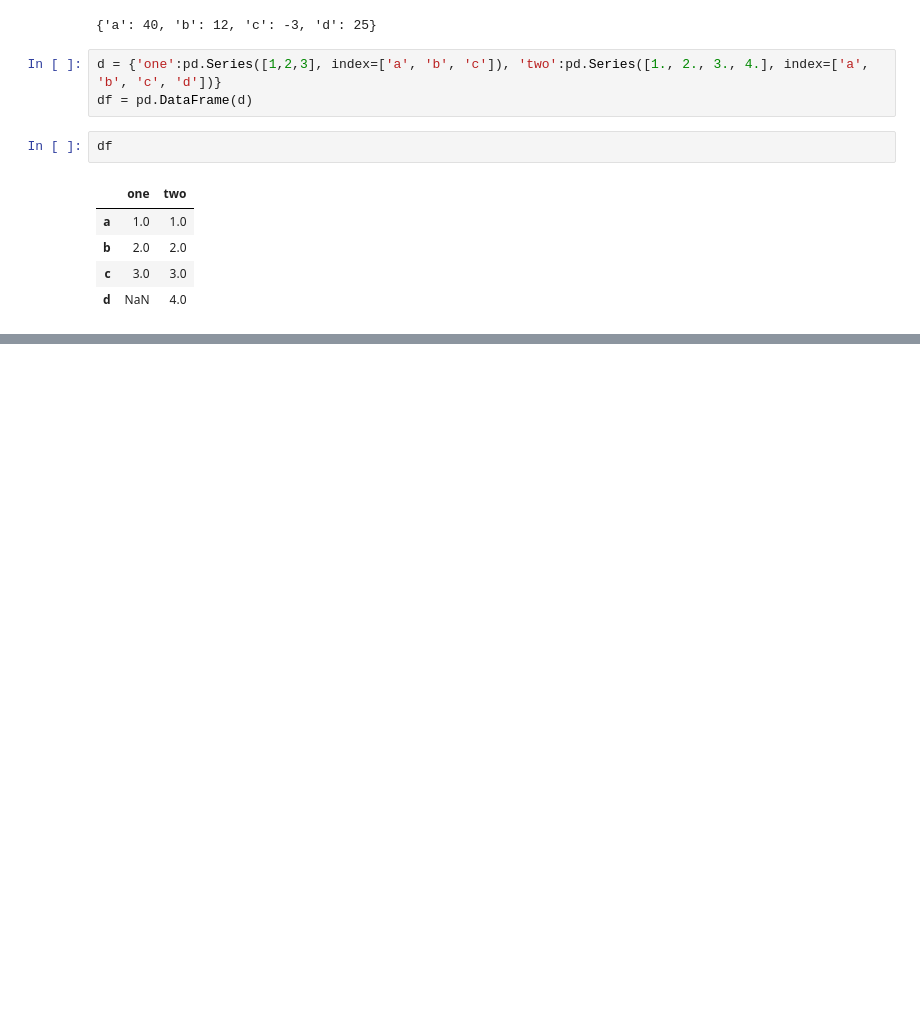
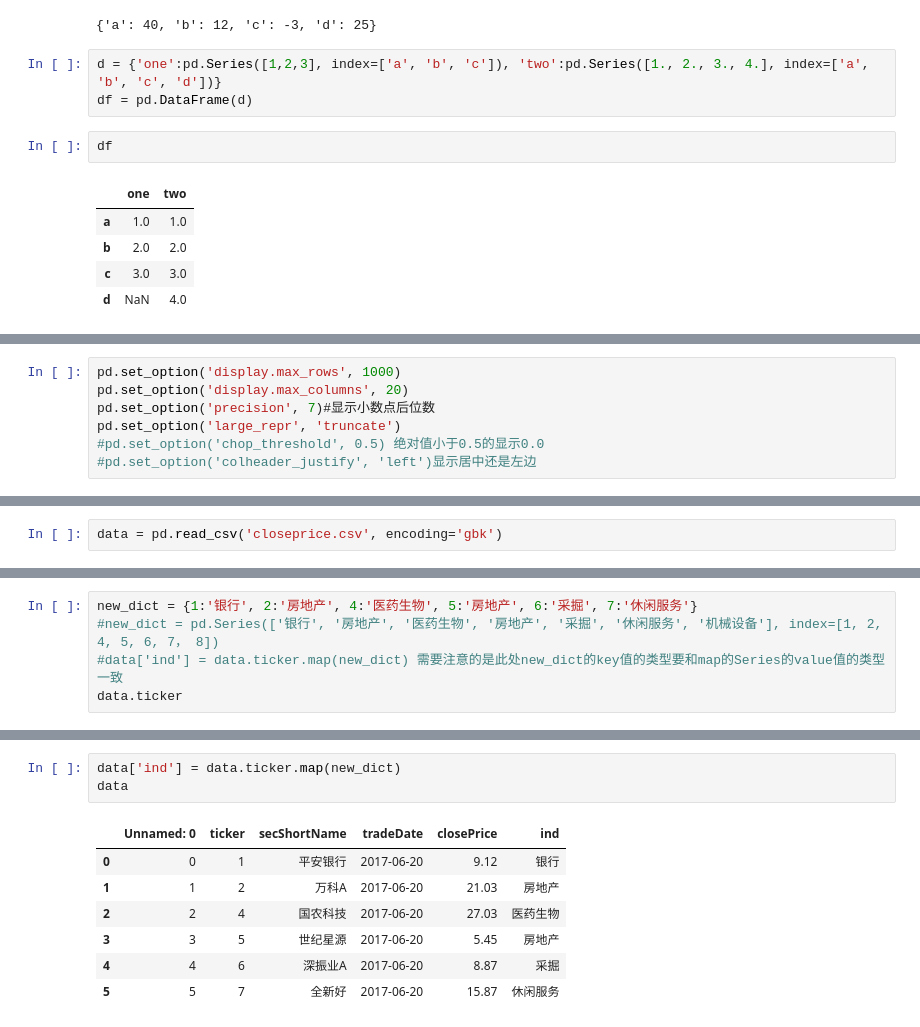
Before and after one commit to mr0x16/ml_note, a Jupyter notebook: numpytest.ipynb, the cells around one changed output, grey strips where cells are left out. Drawn from its saved outputs; the diff is of its cells as text; blank space fills up the shorter version.

```diff
--- a/numpytest.ipynb
+++ b/numpytest.ipynb
@@ -316,0 +314,7 @@ TypeError: 'DataFrame' object is not callable
+# %%
+pd.set_option('display.max_rows', 1000)
+pd.set_option('display.max_columns', 20)
+pd.set_option('precision', 7)#显示小数点后位数
+pd.set_option('large_repr', 'truncate')
+#pd.set_option('chop_threshold', 0.5) 绝对值小于0.5的显示0.0
+#pd.set_option('colheader_justify', 'left')显示居中还是左边
@@ -316,0 +355,2 @@ TypeError: 'DataFrame' object is not callable
+# %%
+data = pd.read_csv('closeprice.csv', encoding='gbk')
@@ -316,0 +367,5 @@ TypeError: 'DataFrame' object is not callable
+# %%
+new_dict = {1:'银行', 2:'房地产', 4:'医药生物', 5:'房地产', 6:'采掘', 7:'休闲服务'}
+#new_dict = pd.Series(['银行', '房地产', '医药生物', '房地产', '采掘', '休闲服务', '机械设备'], index=[1, 2, 4, 5, 6, 7， 8])
+#data['ind'] = data.ticker.map(new_dict) 需要注意的是此处new_dict的key值的类型要和map的Series的value值的类型一致
+data.ticker
@@ -316,0 +394,11 @@ TypeError: 'DataFrame' object is not callable
+# %%
+data['ind'] = data.ticker.map(new_dict)
+data
+# %% [output]
+|  | Unnamed: 0 | ticker | secShortName | tradeDate | closePrice | ind |
+| 0 | 0 | 1 | 平安银行 | 2017-06-20 | 9.12 | 银行 |
+| 1 | 1 | 2 | 万科A | 2017-06-20 | 21.03 | 房地产 |
+| 2 | 2 | 4 | 国农科技 | 2017-06-20 | 27.03 | 医药生物 |
+| 3 | 3 | 5 | 世纪星源 | 2017-06-20 | 5.45 | 房地产 |
+| 4 | 4 | 6 | 深振业A | 2017-06-20 | 8.87 | 采掘 |
+| 5 | 5 | 7 | 全新好 | 2017-06-20 | 15.87 | 休闲服务 |
```
Also changed, not shown: parts of 14 cells of this notebook.
